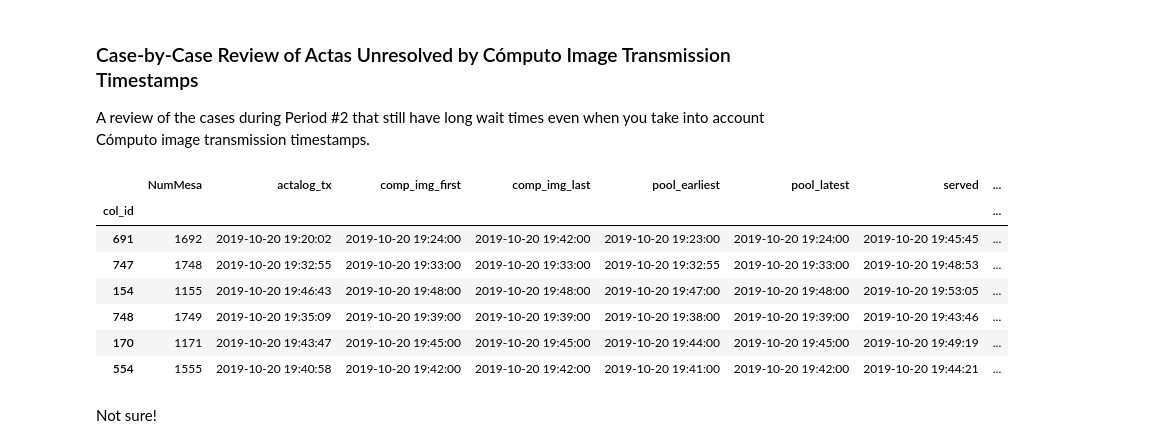
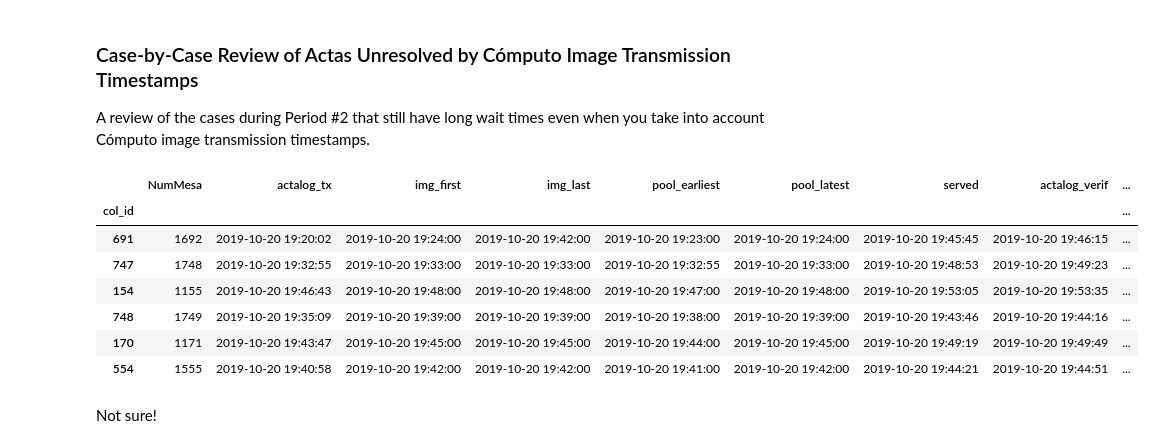
Before and after one commit to futurebum/bo1-post, a Jupyter notebook: bo1-post.ipynb, the cells around one changed output. Saved outputs shown, nothing was run; the diff lists cells and outputs as text; code cells hidden in the pictures.

```diff
--- a/bo1-post.ipynb
+++ b/bo1-post.ipynb
@@ -117,16 +117,17 @@ trep = trep.drop(index=trep[trep.evt_type == 'aprob'].index) # don't care about
 trep['tx_verif'] = trep.evt_type.where(trep.evt_type == 'tx', 'verif') # tx=golpe1, verif=golpe2. different steps in the process.
 events = trep \
     .groupby([pd.Grouper(freq='5min', key='evt_time'), 'tx_verif']) \
-    .size().unstack(level=1).resample('5min').asfreq().fillna(0)
-events.index += pd.Timedelta('2.5min') # push the points to the middle of 5-min bin intervals.
-en_evts = events['2019-10-20 16:30':'2019-10-20 21:00'] # just election night.
+    .size().unstack(level=1).resample('5min').asfreq().fillna(0) \
+    .pipe(lambda x: x.set_index(x.index + pd.Timedelta('2.5min'))) \
+    ['2019-10-20 16:30':'2019-10-20 21:00'] # just election night.
+# note: pushed the points to the middle of 5-min bin intervals.
 
 # graph the events.
 fig, ax = plt.subplots(figsize=(8, 5), tight_layout=True)
 ax.set_title('Transmissions and Verification Attempts\n(TREP, All Elections, 2019-10-20)')
 ax.set_xlabel('time')
 ax.set_ylabel('columns\n(per 5min)')
-smooth_lines_scatter(en_evts, ax, interval='1min', labels=['tx', 'verif'])
+smooth_lines_scatter(events, ax, interval='1min', labels=['tx', 'verif'])
 add_high_traffic_bars(ax)
 ax.xaxis.set_major_formatter(time_format)
 ax.legend()
@@ -143,19 +144,20 @@ if save_results:
 # %% [markdown]
 If acta column shortages caused verification operators to aggressively poll the application server, then I might also expect that, when verifiers appear to work slower, their traffic rate will increase because they've started to repeatedly ask the application server for work instead of actually working. To check this, first I calculated verifiers’ work rate in 5-minute intervals, taking the number of verification attempts and dividing it by the number of active verifiers. Next, I extracted the data points from EHC's traffic graph and divided bo1’s traffic (=verifs) by bo11’s traffic (=transmits) to show when bo1's traffic was high *relative to transmits*, since Marcel Guzmán de Rojas claimed that high bo1 traffic only reflected a high transmit rate. Finally, I plotted the two ratios against each other. The resulting graph confirms the prediction that decreases in verifiers’ work rate coincide with increases in their traffic rate:
 # %%
-# calculate verifier stats per 5min (verification_attempts, active_verifiers)
-work = trep[trep.tx_verif == 'verif'] \
+wt = trep[trep.tx_verif == 'verif'] \
     .groupby(pd.Grouper(freq='5min', key='evt_time')) \
     .pipe(lambda x: pd.DataFrame({'verifs': x.size(), 'verifiers': x.VerificadorUser.nunique()})) \
+    .resample('5min').asfreq().fillna(0) \
+    .join(traffic, how='inner') \
+    .pipe(lambda x: x.set_index(x.index + pd.Timedelta('2.5min'))) \
     ['2019-10-20 16:00':'2019-10-20 20:30'] # just election night.
-work['work_ratio'] = np.where(work.verifs > 0, work.verifs / work.verifiers, 0)
+# note: pushed the points to the middle of 5-min bin intervals.
 
-# join to ehc's traffic data.
-wt = work.join(traffic, how='inner')
-wt.index += pd.Timedelta('2.5min') # push the points to the middle of 5-min bin intervals.
+# calculate ratios.
+wt['work_ratio'] = np.where(wt.verifs > 0, wt.verifs / wt.verifiers, 0)
 wt['traffic_ratio'] = np.where(wt.ehc_bo11_all > 0, wt.ehc_bo1_all / wt.ehc_bo11_all, 0)
 
-# graph work_ratio (=verifs/verifiers) vs http_ratio (=bo1/bo11).
+# graph work_ratio (=verifs/verifiers) vs traffic_ratio (=bo1/bo11).
 fig, ax = plt.subplots(figsize=(8, 5), tight_layout=True)
 ax.set_title('Verifier Work Ratio (verifs/verifiers) vs Traffic Ratio (bo1/bo11)\n(TREP, All Elections, 2019-10-20)')
 ax.set_xlabel('time')
@@ -805,25 +797,25 @@ The trend isn't super clean, but I also wouldn't expect it to be, since these ac
 A review of the cases during Period #2 that still have long wait times even when you take into account Cómputo image transmission timestamps.
 # %%
 spike2 = img_times[(img_times.verif >= '2019-10-20 19:32') & (img_times.verif < '2019-10-21')]
-spike2.drop(columns=['is_comp_multi_send']) \
+spike2.drop(columns=['is_img_multi_send']) \
     .rename(columns={'tx_first': 'actalog_tx', 'verif': 'actalog_verif'}) \
     .pipe(lambda x: x[x.new_time_to_verif >= pd.Timedelta('2min')]) \
     .sort_values('new_time_to_verif', ascending=False)
 # ROW1: #1692 seems like it was resent (and slowly approved?) then verified?
 # ROW2: #1748 is weird, tho? no resend, just sat for 16 minutes. (see photo. carbon copy. hard to read.)
 # ROW3: #1155 sat for 6min, but the photo is good. hmm. not sure.
 # ROW4: #1749 sat for 5min, photo seems reasonable. again, not sure.
 # ROW5: #1171 sat for 5min, photo seems perfect. again, not sure.
 # ROW6: #1555 sat for 3min, photo seems reasonable. again, not sure.
 # %% [output]
-|  | NumMesa | actalog_tx | comp_img_first | comp_img_last | pool_earliest | pool_latest | served | ... |
-| col_id |  |  |  |  |  |  |  | ... |
-| 691 | 1692 | 2019-10-20 19:20:02 | 2019-10-20 19:24:00 | 2019-10-20 19:42:00 | 2019-10-20 19:23:00 | 2019-10-20 19:24:00 | 2019-10-20 19:45:45 | ... |
-| 747 | 1748 | 2019-10-20 19:32:55 | 2019-10-20 19:33:00 | 2019-10-20 19:33:00 | 2019-10-20 19:32:55 | 2019-10-20 19:33:00 | 2019-10-20 19:48:53 | ... |
-| 154 | 1155 | 2019-10-20 19:46:43 | 2019-10-20 19:48:00 | 2019-10-20 19:48:00 | 2019-10-20 19:47:00 | 2019-10-20 19:48:00 | 2019-10-20 19:53:05 | ... |
-| 748 | 1749 | 2019-10-20 19:35:09 | 2019-10-20 19:39:00 | 2019-10-20 19:39:00 | 2019-10-20 19:38:00 | 2019-10-20 19:39:00 | 2019-10-20 19:43:46 | ... |
-| 170 | 1171 | 2019-10-20 19:43:47 | 2019-10-20 19:45:00 | 2019-10-20 19:45:00 | 2019-10-20 19:44:00 | 2019-10-20 19:45:00 | 2019-10-20 19:49:19 | ... |
-| 554 | 1555 | 2019-10-20 19:40:58 | 2019-10-20 19:42:00 | 2019-10-20 19:42:00 | 2019-10-20 19:41:00 | 2019-10-20 19:42:00 | 2019-10-20 19:44:21 | ... |
+|  | NumMesa | actalog_tx | img_first | img_last | pool_earliest | pool_latest | served | actalog_verif | ... |
+| col_id |  |  |  |  |  |  |  |  | ... |
+| 691 | 1692 | 2019-10-20 19:20:02 | 2019-10-20 19:24:00 | 2019-10-20 19:42:00 | 2019-10-20 19:23:00 | 2019-10-20 19:24:00 | 2019-10-20 19:45:45 | 2019-10-20 19:46:15 | ... |
+| 747 | 1748 | 2019-10-20 19:32:55 | 2019-10-20 19:33:00 | 2019-10-20 19:33:00 | 2019-10-20 19:32:55 | 2019-10-20 19:33:00 | 2019-10-20 19:48:53 | 2019-10-20 19:49:23 | ... |
+| 154 | 1155 | 2019-10-20 19:46:43 | 2019-10-20 19:48:00 | 2019-10-20 19:48:00 | 2019-10-20 19:47:00 | 2019-10-20 19:48:00 | 2019-10-20 19:53:05 | 2019-10-20 19:53:35 | ... |
+| 748 | 1749 | 2019-10-20 19:35:09 | 2019-10-20 19:39:00 | 2019-10-20 19:39:00 | 2019-10-20 19:38:00 | 2019-10-20 19:39:00 | 2019-10-20 19:43:46 | 2019-10-20 19:44:16 | ... |
+| 170 | 1171 | 2019-10-20 19:43:47 | 2019-10-20 19:45:00 | 2019-10-20 19:45:00 | 2019-10-20 19:44:00 | 2019-10-20 19:45:00 | 2019-10-20 19:49:19 | 2019-10-20 19:49:49 | ... |
+| 554 | 1555 | 2019-10-20 19:40:58 | 2019-10-20 19:42:00 | 2019-10-20 19:42:00 | 2019-10-20 19:41:00 | 2019-10-20 19:42:00 | 2019-10-20 19:44:21 | 2019-10-20 19:44:51 | ... |
 # %% [markdown]
 Not sure!
 # %% [markdown]
```
Also changed, not shown: parts of 18 cells of this notebook.
